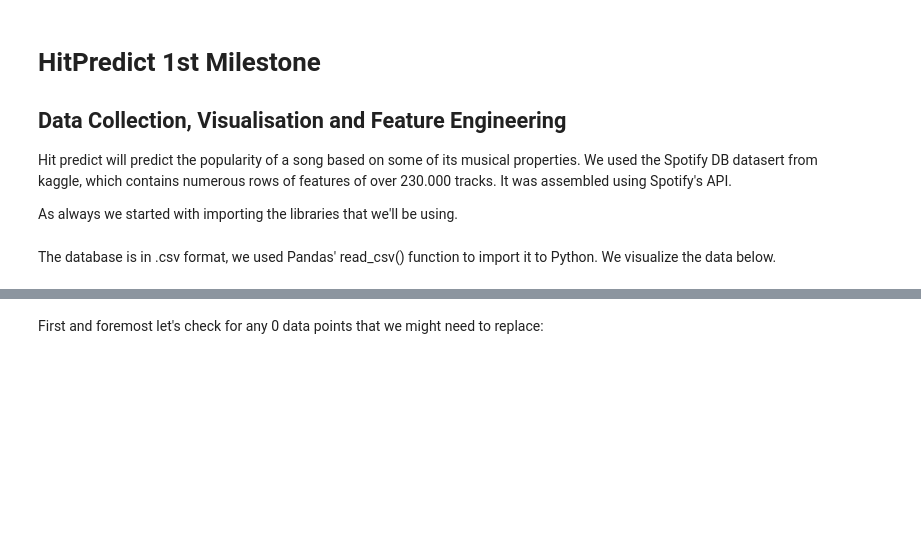
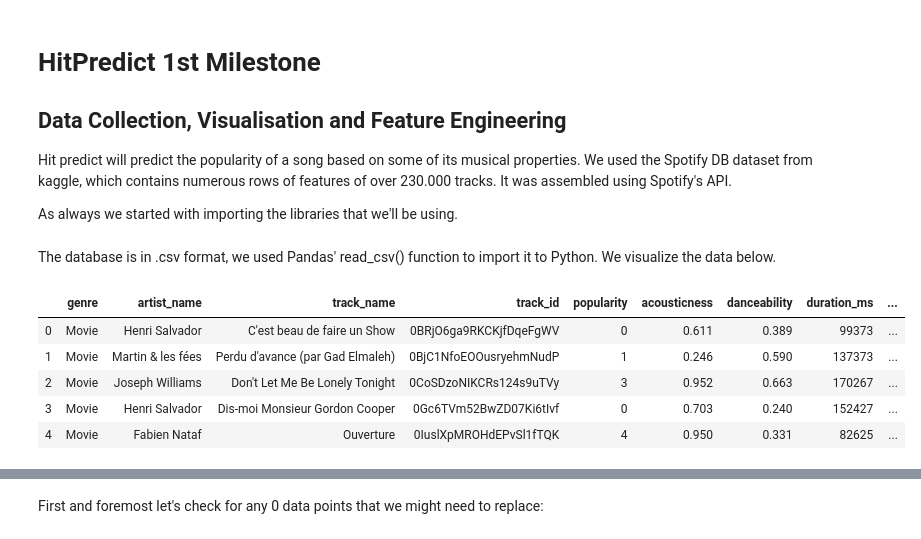
Before and after one commit to PeterGyuros/HitPredict, a Jupyter notebook: HitPredict 1st Milestone.ipynb, the cells around one changed output, grey strips where cells are left out. Saved outputs shown, nothing was run; the diff lists cells and outputs as text; code cells hidden in the pictures; blank space fills up the shorter version.

```diff
--- a/HitPredict 1st Milestone.ipynb
+++ b/HitPredict 1st Milestone.ipynb
@@ -2,7 +2,7 @@
 # HitPredict 1st Milestone
 ## Data Collection, Visualisation and Feature Engineering
 
-Hit predict will predict the popularity of a song based on some of its musical properties. We used the Spotify DB datasert from kaggle, which contains numerous rows of features of over 230.000 tracks. It was assembled using Spotify's API.
+Hit predict will predict the popularity of a song based on some of its musical properties. We used the Spotify DB dataset from kaggle, which contains numerous rows of features of over 230.000 tracks. It was assembled using Spotify's API.
 
 As always we started with importing the libraries that we'll be using.
 # %%
@@ -15,6 +15,11 @@ from sklearn.model_selection import train_test_split
 The database is in .csv format, we used Pandas' read_csv() function to import it to Python. We visualize the data below.
 # %%
 data = pd.read_csv('SpotifyFeatures.csv')
-print(data.head())
-print(data.describe())
-print(data.keys())
+data.head()
+# %% [output]
+|  | genre | artist_name | track_name | track_id | popularity | acousticness | danceability | duration_ms | ... |
+| 0 | Movie | Henri Salvador | C'est beau de faire un Show | 0BRjO6ga9RKCKjfDqeFgWV | 0 | 0.611 | 0.389 | 99373 | ... |
+| 1 | Movie | Martin & les fées | Perdu d'avance (par Gad Elmaleh) | 0BjC1NfoEOOusryehmNudP | 1 | 0.246 | 0.590 | 137373 | ... |
+| 2 | Movie | Joseph Williams | Don't Let Me Be Lonely Tonight | 0CoSDzoNIKCRs124s9uTVy | 3 | 0.952 | 0.663 | 170267 | ... |
+| 3 | Movie | Henri Salvador | Dis-moi Monsieur Gordon Cooper | 0Gc6TVm52BwZD07Ki6tIvf | 0 | 0.703 | 0.240 | 152427 | ... |
+| 4 | Movie | Fabien Nataf | Ouverture | 0IuslXpMROHdEPvSl1fTQK | 4 | 0.950 | 0.331 | 82625 | ... |
```
Also changed, not shown: parts of 12 cells of this notebook, 1 other file.
